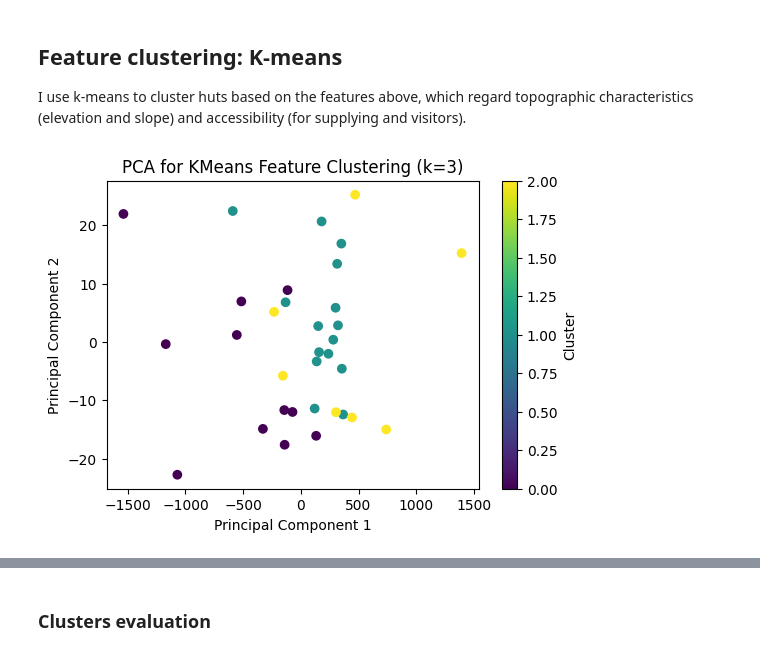
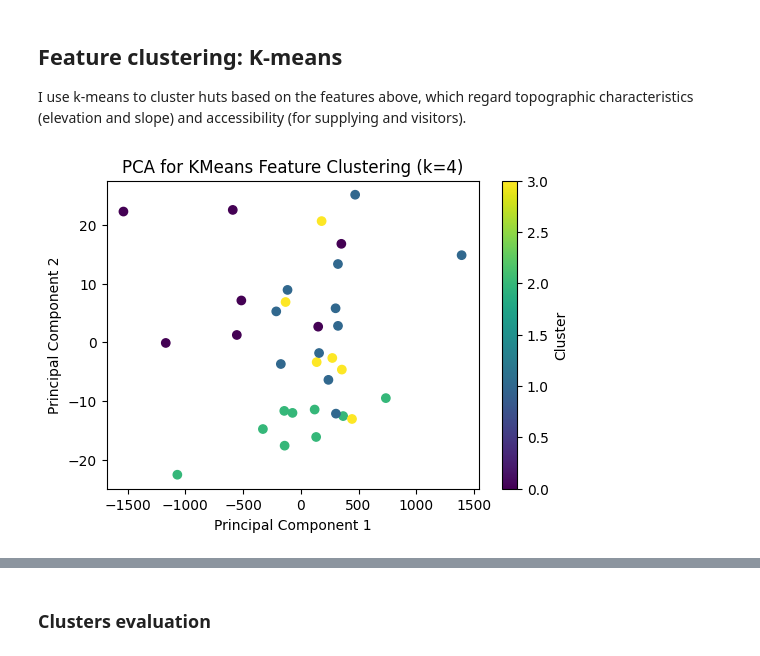
Before and after one commit to dclfbk/alpinehutsustainability, a Jupyter notebook: code/cluster_analysis.ipynb, the cells around one changed output, grey strips where cells are left out. Cells and saved outputs as stored; diff of their text form; code cells hidden in the pictures.

Commit message:
cluster water results

```diff
--- a/code/cluster_analysis.ipynb
+++ b/code/cluster_analysis.ipynb
@@ -93,0 +80,15 @@ huts.head(5)
+# %%
+## Add hydrogeological group ('comp_idrog') for each hut
+# limestone (1), magmatic (2), floodvalley (3)
+hydrogeo = gpd.read_file("../data/water/corpi_sott/cis_pta2022_v.shp")
+hydrogeo.to_crs(dem.crs, inplace=True)
+
+# Spatial join: assign hydrogeological area to each hut
+huts_with_hydrogeo = gpd.sjoin(huts, hydrogeo, how="left", predicate="within")
+
+# Extract the relevant column
+huts['hydrogeo_comp'] = huts_with_hydrogeo['comp_idrog']
+huts.loc[huts['hydrogeo_comp'] == 'Calcari', 'hydrogeo_comp'] = 1 #'limestone'
+huts.loc[huts['hydrogeo_comp'] == 'Vulcaniti', 'hydrogeo_comp'] = 2 #'magmatic'
+huts.loc[huts['hydrogeo_comp'] == 'Alluvioni vallive', 'hydrogeo_comp'] = 3 #'flood valley'
+huts.head(5)
@@ -98,21 +106,22 @@ I use k-means to cluster huts based on the features above, which regard topograp
 from sklearn.metrics import silhouette_score
 
 # Select relevant features for clustering
-features = ['elevation', 'slope', 'supply_aerialway', 'supply_helicopter',
-            'supply_road', 'car_access', 'num_trails', 'lift_500m', 'lift_2300m']
+features = ['elevation', 'slope', 'CR_WA_01', 'hydrogeo_comp']# 'supply_aerialway', 'supply_helicopter',
+            #'supply_road', 'car_access', 'num_trails', 'lift_500m', 'lift_2300m']
 X = huts[features]
 
 # Normalize the features
 scaler = MinMaxScaler()
 X_scaled = scaler.fit_transform(X)
 
-# Metrics
+# Set up final metrics
 inertia_values = [] # sum of squared distances of samples to their closest cluster center
 silhouette_scores = [] # how similar each point is to its cluster compared to other clusters
 cluster_stats = {}
 
 # Apply K-Means clustering
-for k in range(3, 6):
+k_values = range(2,8)
+for k in k_values:
     kmeans = KMeans(n_clusters=k, random_state=42)
     huts[f'cluster_kmeans_k{k}'] = kmeans.fit_predict(X_scaled)
     huts[f'cluster_kmeans_k{k}'] = huts[f'cluster_kmeans_k{k}']
@@ -120,33 +129,36 @@ for k in range(3, 6):
     inertia_values.append(kmeans.inertia_)
     sil_score = silhouette_score(X_scaled, kmeans.labels_)
     silhouette_scores.append(sil_score)
+
     # Group by cluster and compute stats
     cluster_stats[f"k{k}"] = huts.groupby(f'cluster_kmeans_k{k}').agg({
         'elevation': ['mean', 'std', 'min', 'max'],
         'slope': ['mean', 'std'],
-        'supply_aerialway': ['sum'],
-        'supply_helicopter': ['sum'],
-        'supply_road': ['sum'],
-        'lift_500m': ['sum'],
-        'lift_2300m': ['sum'],
-        'car_access': ['sum'],
-        'num_trails': ['mean', 'min', 'max']
+        'CR_WA_01': ['mean'],
+        'hydrogeo_comp': ['mean']
+        # 'supply_aerialway': ['sum'],
+        # 'supply_helicopter': ['sum'],
+        # 'supply_road': ['sum'],
+        # 'lift_500m': ['sum'],
+        # 'lift_2300m': ['sum'],
+        # 'car_access': ['sum'],
+        # 'num_trails': ['mean', 'min', 'max']
     })
 # %%
 from sklearn.decomposition import PCA
-k = 3
+k = 4
 # Visualize clustering using PCA for dimensionality reduction (since we have many features)
 pca = PCA(n_components=2)
 pca_components = pca.fit_transform(huts[features])
 
 # Plot clusters in 2D (first two principal components)
 plt.figure(figsize=(6, 4))
 plt.scatter(pca_components[:, 0], pca_components[:, 1], c=huts[f'cluster_kmeans_k{k}'], cmap='viridis')
 plt.title(f'PCA for KMeans Feature Clustering (k={k})')
 plt.xlabel('Principal Component 1')
 plt.ylabel('Principal Component 2')
 plt.colorbar(label='Cluster')
 plt.show()
 # %% [output]
-[figure, old version]
+[figure, new version]
 # %%
```
Also changed, not shown: parts of 20 cells of this notebook, 1 other file.
